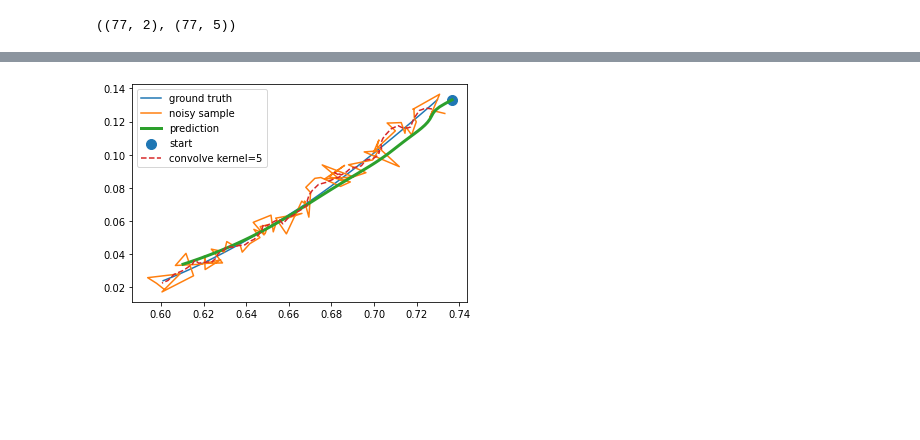
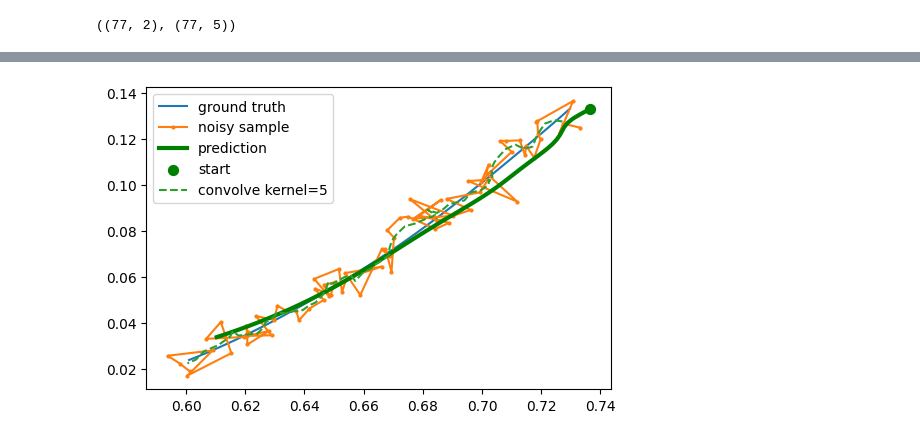
Before and after one commit to jarviskroos7/PATH_vehicle_localization, a Jupyter notebook: code/lstm_autoencode.ipynb, the cells around one changed output, grey strips where cells are left out. Cells and saved outputs as stored; diff of their text form; code cells hidden in the pictures; blank space fills up the shorter version.

```diff
--- a/code/lstm_autoencode.ipynb
+++ b/code/lstm_autoencode.ipynb
@@ -11,6 +11,7 @@ import gzip
 import pandas as pd
 import pickle
 import matplotlib.pyplot as plt
+plt.rcParams["figure.dpi"] = 100
 import seaborn as sns
 # %%
 # data loading
@@ -163,3 +164,29 @@ y_pred = model_e2d2.predict(
 y_pred.shape, x_train[sample].shape
 # %% [output]
 ((77, 2), (77, 5))
+# %%
+plt.figure(figsize=(5, 25))
+
+for i, sample in enumerate(np.random.randint(0, 500, 10)):
+
+    y_pred = model_e2d2.predict(
+        [x_train[sample].reshape(1, max_x_len, 5)],
+    ).reshape(max_x_len, 2)
+
+    kernel_size = 5
+    kernel = np.ones(kernel_size) / kernel_size
+    lat_noisy_convolved = np.convolve(x_train[sample][:, 0], kernel, mode='valid')
+    lon_noisy_convolved = np.convolve(x_train[sample][:, 1], kernel, mode='valid')
+
+    plt.subplot(10, 1, i+1)
+    plt.plot(y_train[sample][:, 0], y_train[sample][:, 1], label='ground truth')
+    plt.plot(x_train[sample][:, 0], x_train[sample][:, 1], '-o', label='noisy sample', ms=2)
+    plt.plot(y_pred[:, 0], y_pred[:, 1], label='prediction', linewidth=3, c='green')
+    plt.scatter(y_pred[:, 0][0], y_pred[:, 1][0], label='start', s=50, c='green')
+    plt.plot(lat_noisy_convolved, lon_noisy_convolved, '--', label='convolve kernel=5')
+
+
+    plt.title(f'sample {sample}', y=0, loc='right', fontdict={'fontsize': 10})
+
+plt.tight_layout()
+plt.show()
@@ -166,17 +195,18 @@ y_pred.shape, x_train[sample].shape
 # %%
+
 kernel_size = 5
 kernel = np.ones(kernel_size) / kernel_size
 lat_noisy_convolved = np.convolve(x_train[sample][:, 0], kernel, mode='valid')
 lon_noisy_convolved = np.convolve(x_train[sample][:, 1], kernel, mode='valid')
 
 
 plt.plot(y_train[sample][:, 0], y_train[sample][:, 1], label='ground truth')
-plt.plot(x_train[sample][:, 0], x_train[sample][:, 1], label='noisy sample')
-plt.plot(y_pred[:, 0], y_pred[:, 1], label='prediction', linewidth=3)
-plt.scatter(y_pred[:, 0][0], y_pred[:, 1][0], label='start', s=100)
+plt.plot(x_train[sample][:, 0], x_train[sample][:, 1], '-o', label='noisy sample', ms=2)
+plt.plot(y_pred[:, 0], y_pred[:, 1], label='prediction', linewidth=3, c='green')
+plt.scatter(y_pred[:, 0][0], y_pred[:, 1][0], label='start', s=50, c='green')
 plt.plot(lat_noisy_convolved, lon_noisy_convolved, '--', label='convolve kernel=5')
 
 plt.legend()
 plt.show()
 # %% [output]
-[figure, old version]
+[figure, new version]
```
Also changed, not shown: parts of 1 cell of this notebook.
